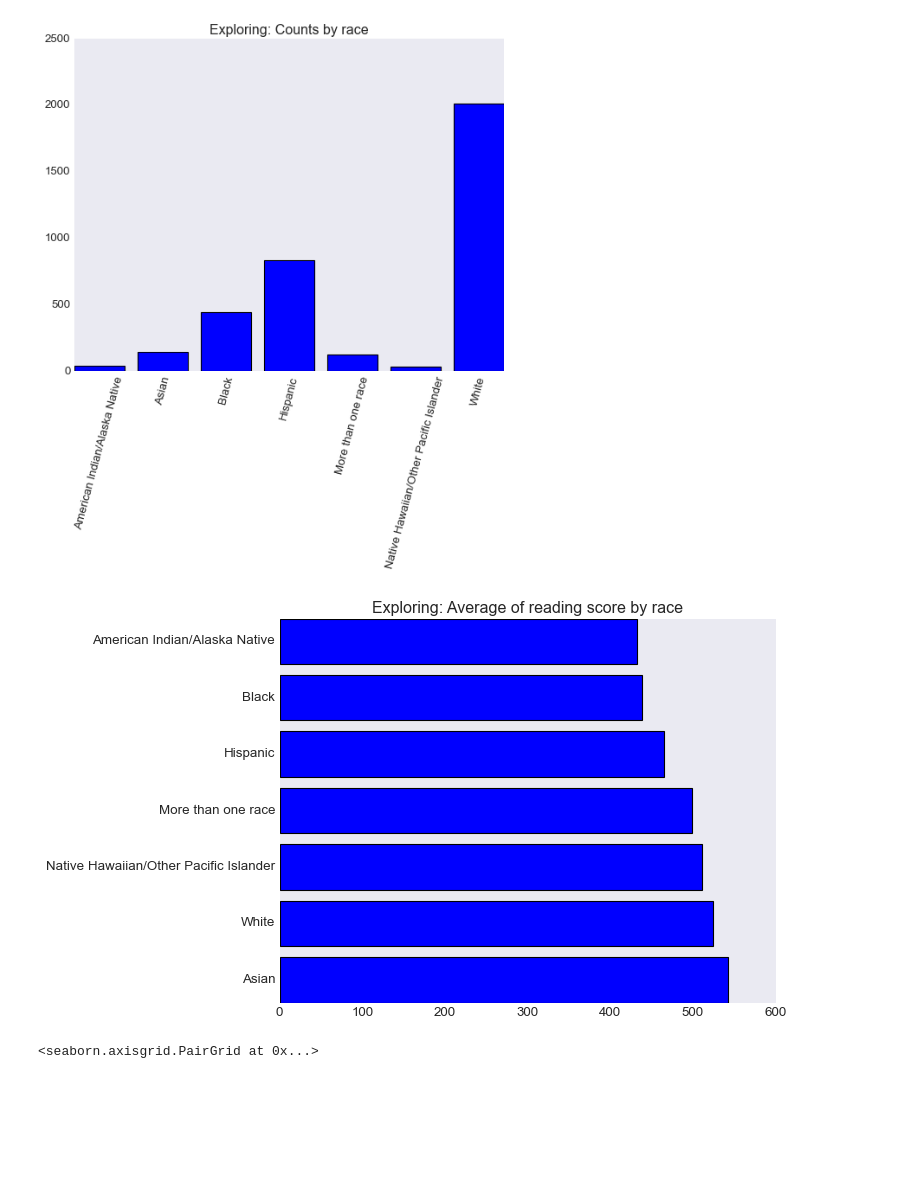
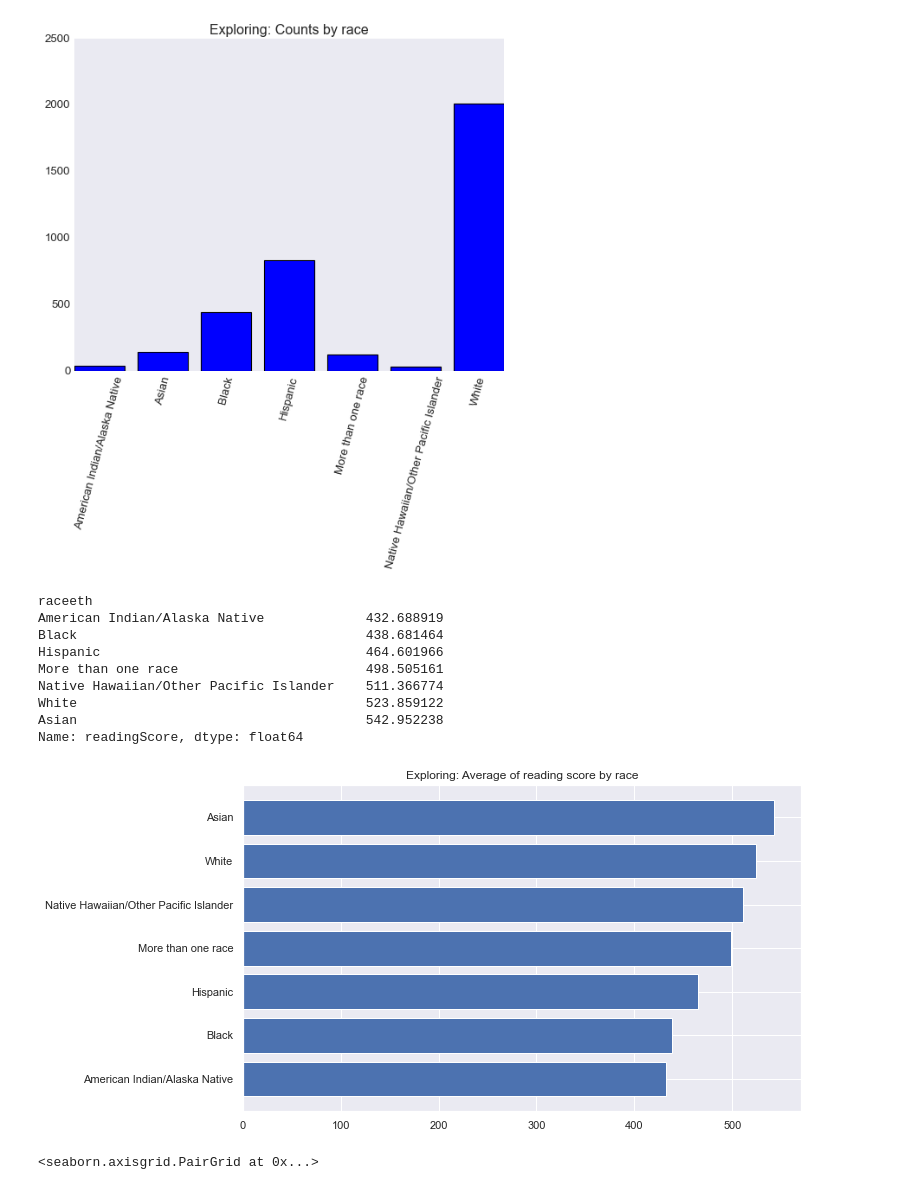
Before and after one commit to ABizCho/py_machineLearning, a Jupyter notebook: Assignment_Individual/asgmt_3_201823869.ipynb, the cells around one changed output. Saved outputs shown, nothing was run; the diff lists cells and outputs as text; code cells hidden in the pictures; blank space fills up the shorter version.

```diff
--- a/Assignment_Individual/asgmt_3_201823869.ipynb
+++ b/Assignment_Individual/asgmt_3_201823869.ipynb
@@ -165,14 +165,25 @@ plt.show()
 # %%
 # barchart
 # showing average score by race
 
-pisa_avgScore_byRace = pisa_train.groupby('raceeth')['readingScore'].mean().sort_values(ascending=False)
+pisa_avgScore_byRace = pisa_train.groupby('raceeth')['readingScore'].mean().sort_values(ascending=True)
+print(pisa_avgScore_byRace)
 
+plt.figure(figsize=(10,6))
 plt.title('Exploring: Average of reading score by race')
 plt.barh(pisa_avgScore_byRace.index,pisa_avgScore_byRace.values)
 plt.show()
 # %% [output]
+raceeth
+American Indian/Alaska Native             432.688919
+Black                                     438.681464
+Hispanic                                  464.601966
+More than one race                        498.505161
+Native Hawaiian/Other Pacific Islander    511.366774
+White                                     523.859122
+Asian                                     542.952238
+Name: readingScore, dtype: float64
-[figure, old version]
+[figure, new version]
 # %%
 sns.pairplot(pisa_train)
 # %% [output]
```
Also changed, not shown: parts of 2 cells of this notebook, 5 other files.
